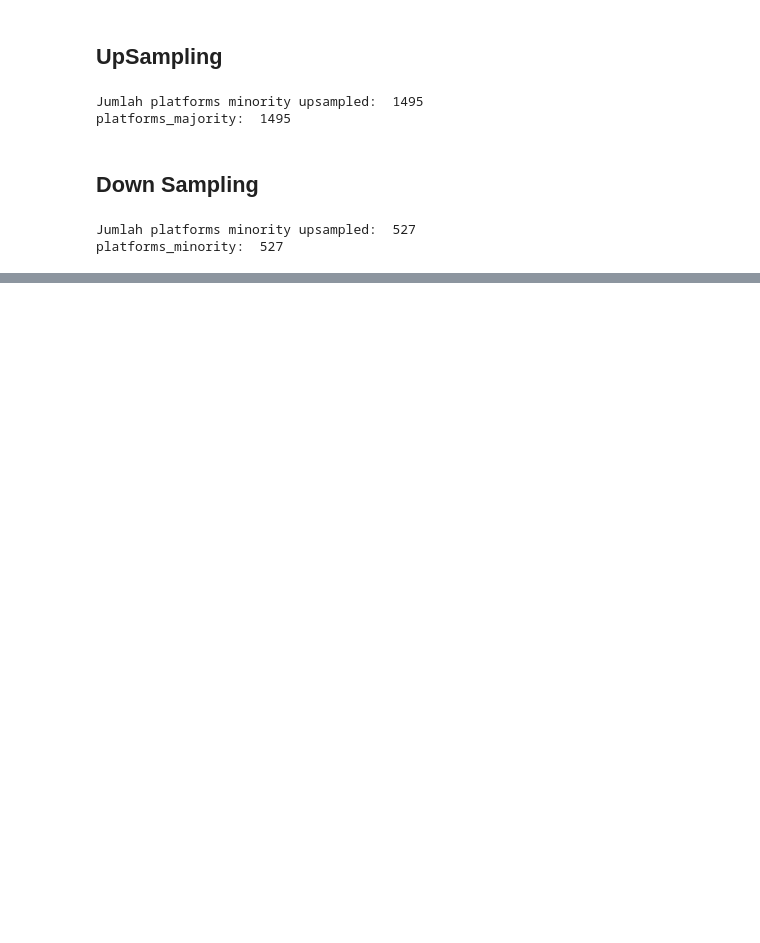
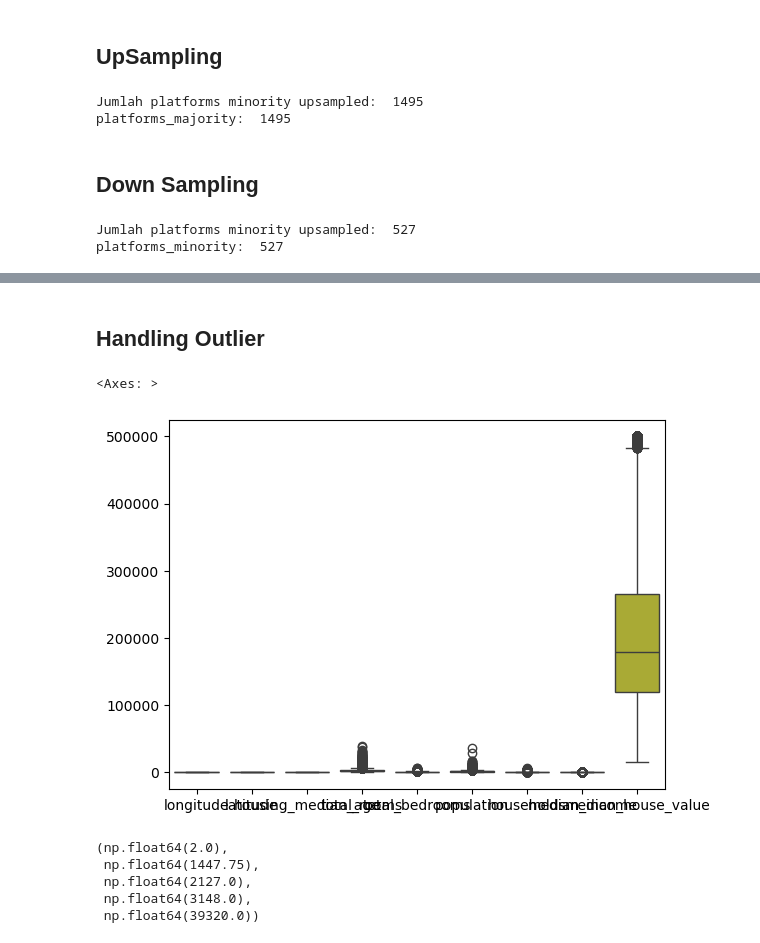
Before and after one commit to HafidzAfrieno/Latihan-EDA-Data, a Jupyter notebook: EDA.ipynb, the cells around one changed output, grey strips where cells are left out. Cells and saved outputs as stored; diff of their text form; code cells hidden in the pictures; blank space fills up the shorter version.

```diff
--- a/EDA.ipynb
+++ b/EDA.ipynb
@@ -314,0 +407,17 @@ df_balanced_downsampling = pd.concat([platforms_majority_dowmsampled,platforms_m
+# %% [markdown]
+## Handling Outlier
+# %%
+sns.boxplot(df)
+# %% [output]
+<Axes: >
+[figure, added]
+# %%
+# 1 colom
+minimum,Q1,median,Q3,maximum = np.quantile(df['total_rooms'],[0,0.25,0.50,0.75,1.0])
+minimum,Q1,median,Q3,maximum
+# %% [output]
+(np.float64(2.0),
+ np.float64(1447.75),
+ np.float64(2127.0),
+ np.float64(3148.0),
+ np.float64(39320.0))
```
Also changed, not shown: parts of 19 cells of this notebook, 1 other file.
